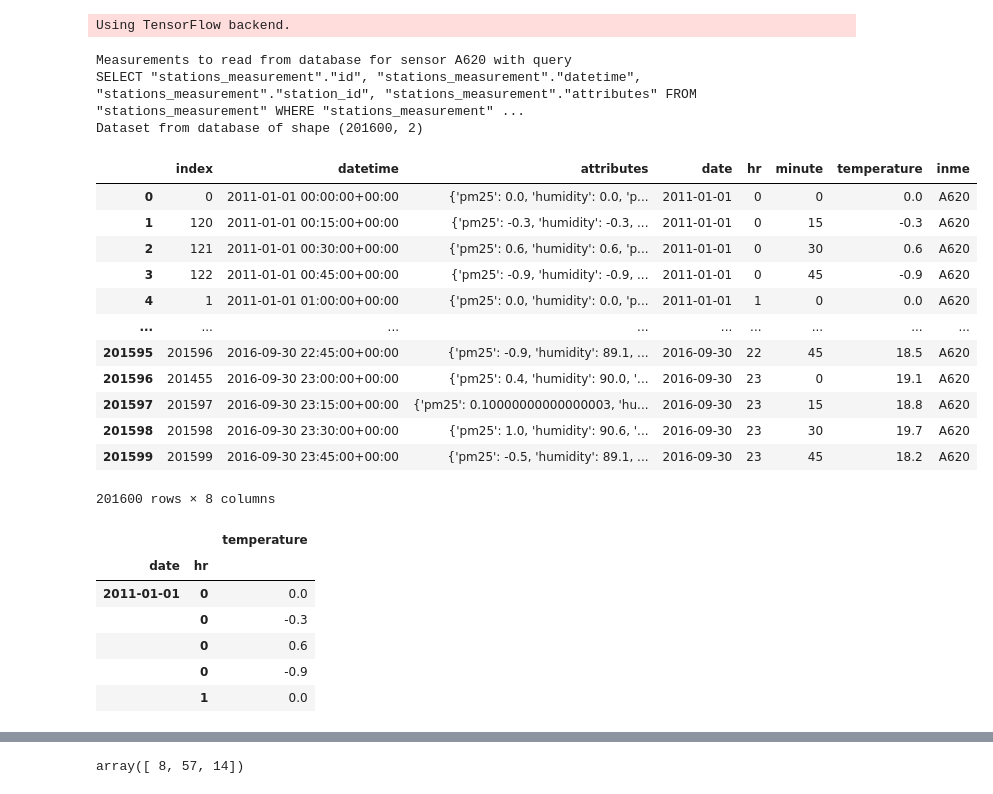
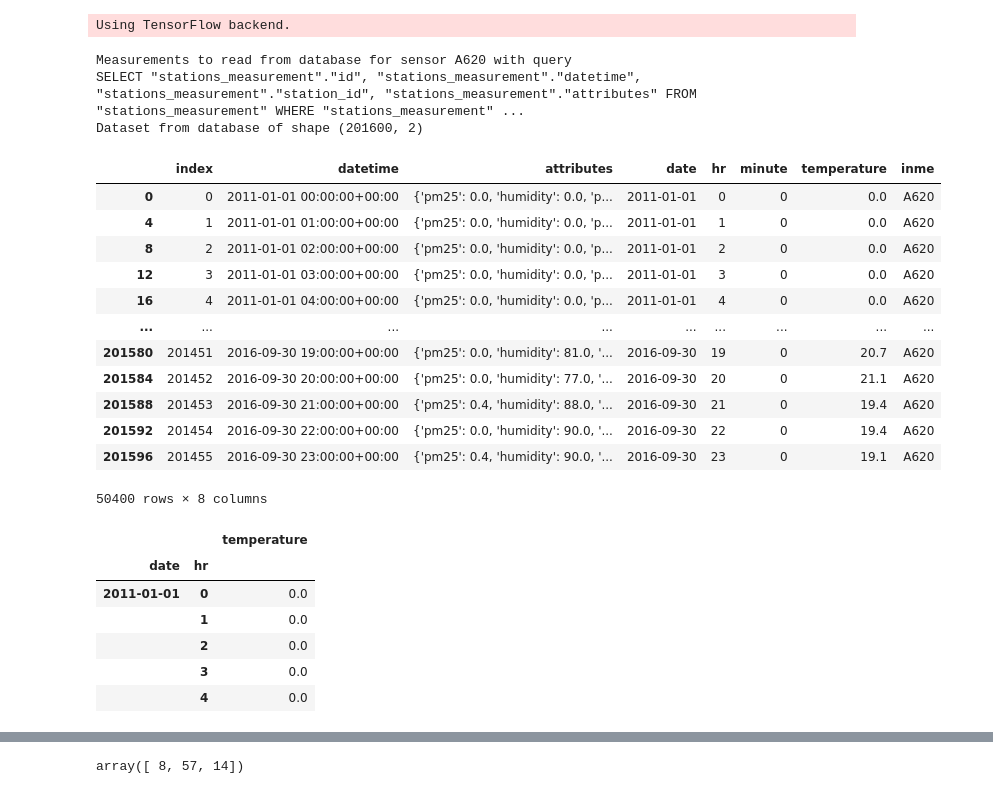
Before and after one commit to undp/satlomas-back, a Jupyter notebook: notebooks/db_predictions_ploting.ipynb, the cells around one changed output, grey strips where cells are left out. Drawn from its saved outputs; the diff is of its cells as text; code cells hidden in the pictures.

```diff
--- a/notebooks/db_predictions_ploting.ipynb
+++ b/notebooks/db_predictions_ploting.ipynb
@@ -89,25 +89,25 @@ def read_time_series_from_db(
 
         return dataset.loc[dataset.minute.isin(which_minutes)]
 # %%
-dataframe_temp = read_time_series_from_db(which_minutes=range(60))
+dataframe_temp = read_time_series_from_db(which_minutes=[0])
 dataframe_temp
 # %% [output]
 Measurements to read from database for sensor A620 with query
 SELECT "stations_measurement"."id", "stations_measurement"."datetime", "stations_measurement"."station_id", "stations_measurement"."attributes" FROM "stations_measurement" WHERE "stations_measurement" ...
 Dataset from database of shape (201600, 2)
 |  | index | datetime | attributes | date | hr | minute | temperature | inme |
 | 0 | 0 | 2011-01-01 00:00:00+00:00 | {'pm25': 0.0, 'humidity': 0.0, 'p... | 2011-01-01 | 0 | 0 | 0.0 | A620 |
-| 1 | 120 | 2011-01-01 00:15:00+00:00 | {'pm25': -0.3, 'humidity': -0.3, ... | 2011-01-01 | 0 | 15 | -0.3 | A620 |
-| 2 | 121 | 2011-01-01 00:30:00+00:00 | {'pm25': 0.6, 'humidity': 0.6, 'p... | 2011-01-01 | 0 | 30 | 0.6 | A620 |
-| 3 | 122 | 2011-01-01 00:45:00+00:00 | {'pm25': -0.9, 'humidity': -0.9, ... | 2011-01-01 | 0 | 45 | -0.9 | A620 |
 | 4 | 1 | 2011-01-01 01:00:00+00:00 | {'pm25': 0.0, 'humidity': 0.0, 'p... | 2011-01-01 | 1 | 0 | 0.0 | A620 |
+| 8 | 2 | 2011-01-01 02:00:00+00:00 | {'pm25': 0.0, 'humidity': 0.0, 'p... | 2011-01-01 | 2 | 0 | 0.0 | A620 |
+| 12 | 3 | 2011-01-01 03:00:00+00:00 | {'pm25': 0.0, 'humidity': 0.0, 'p... | 2011-01-01 | 3 | 0 | 0.0 | A620 |
+| 16 | 4 | 2011-01-01 04:00:00+00:00 | {'pm25': 0.0, 'humidity': 0.0, 'p... | 2011-01-01 | 4 | 0 | 0.0 | A620 |
 | ... | ... | ... | ... | ... | ... | ... | ... | ... |
-| 201595 | 201596 | 2016-09-30 22:45:00+00:00 | {'pm25': -0.9, 'humidity': 89.1, ... | 2016-09-30 | 22 | 45 | 18.5 | A620 |
+| 201580 | 201451 | 2016-09-30 19:00:00+00:00 | {'pm25': 0.0, 'humidity': 81.0, '... | 2016-09-30 | 19 | 0 | 20.7 | A620 |
+| 201584 | 201452 | 2016-09-30 20:00:00+00:00 | {'pm25': 0.0, 'humidity': 77.0, '... | 2016-09-30 | 20 | 0 | 21.1 | A620 |
+| 201588 | 201453 | 2016-09-30 21:00:00+00:00 | {'pm25': 0.4, 'humidity': 88.0, '... | 2016-09-30 | 21 | 0 | 19.4 | A620 |
+| 201592 | 201454 | 2016-09-30 22:00:00+00:00 | {'pm25': 0.0, 'humidity': 90.0, '... | 2016-09-30 | 22 | 0 | 19.4 | A620 |
 | 201596 | 201455 | 2016-09-30 23:00:00+00:00 | {'pm25': 0.4, 'humidity': 90.0, '... | 2016-09-30 | 23 | 0 | 19.1 | A620 |
-| 201597 | 201597 | 2016-09-30 23:15:00+00:00 | {'pm25': 0.10000000000000003, 'hu... | 2016-09-30 | 23 | 15 | 18.8 | A620 |
-| 201598 | 201598 | 2016-09-30 23:30:00+00:00 | {'pm25': 1.0, 'humidity': 90.6, '... | 2016-09-30 | 23 | 30 | 19.7 | A620 |
-| 201599 | 201599 | 2016-09-30 23:45:00+00:00 | {'pm25': -0.5, 'humidity': 89.1, ... | 2016-09-30 | 23 | 45 | 18.2 | A620 |
-201600 rows × 8 columns
+50400 rows × 8 columns
 # %%
 from geolomasexp.feature import get_dataset_from_series, get_interest_variable
 time_series_dset = get_interest_variable(dataframe_temp, 'inme',
@@ -118,10 +118,10 @@ time_series_dset.head()
 |  |  | temperature |
 | date | hr |  |
 | 2011-01-01 | 0 | 0.0 |
-|  | 0 | -0.3 |
-|  | 0 | 0.6 |
-|  | 0 | -0.9 |
 |  | 1 | 0.0 |
+|  | 2 | 0.0 |
+|  | 3 | 0.0 |
+|  | 4 | 0.0 |
 # %%
 from geolomasexp.feature import series_to_supervised
 
```
Also changed, not shown: parts of 6 cells of this notebook, 3 other files.
